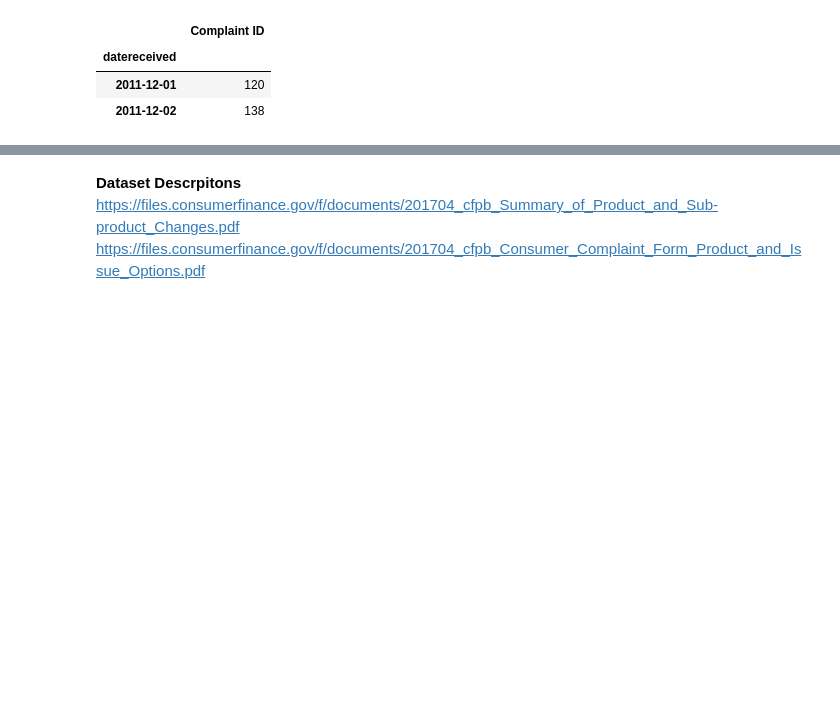
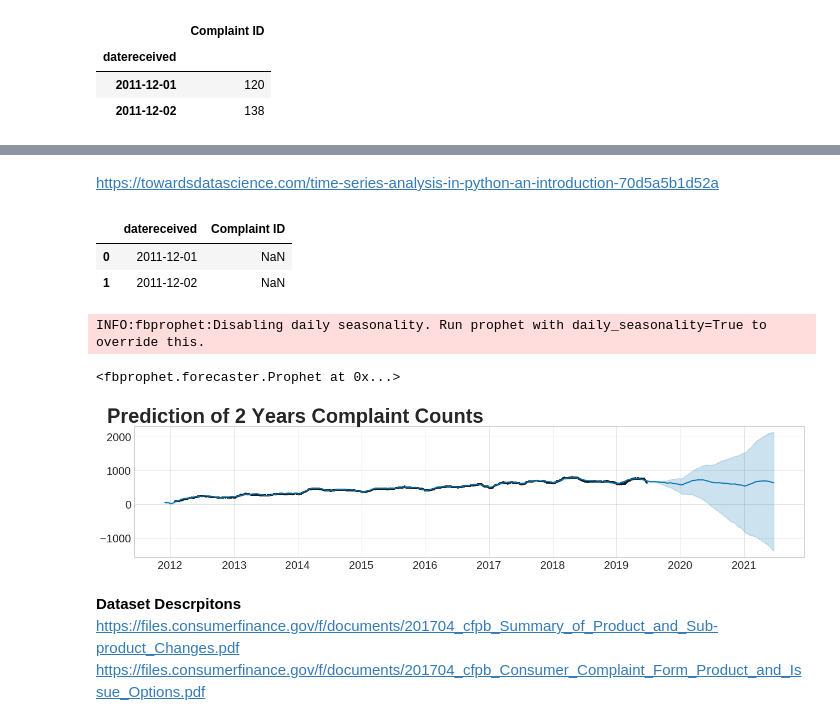
Before and after one commit to LambdaSchool/DS-Unit-1-Sprint-5-Data-Storytelling-Blog-Post, a Jupyter notebook: cfpd_consumer_complaints.ipynb, the cells around one changed output, grey strips where cells are left out. Cells and saved outputs as stored; diff of their text form; code cells hidden in the pictures; blank space fills up the shorter version.

Commit message:
facebook timeseries prediction model "fbprophet" (try it just for fun)

```diff
--- a/cfpd_consumer_complaints.ipynb
+++ b/cfpd_consumer_complaints.ipynb
@@ -154,3 +162,49 @@ plt.title("Daily Complaint Counts",
+# %% [markdown]
+https://towardsdatascience.com/time-series-analysis-in-python-an-introduction-70d5a5b1d52a
+# %%
+df_means = df_dates.rolling(60).mean().reset_index()
+df_means.head(2)
+# %% [output]
+|  | datereceived | Complaint ID |
+| 0 | 2011-12-01 | NaN |
+| 1 | 2011-12-02 | NaN |
+# %%
+df_means.rename(columns={'datereceived': 'ds',
+                         'Complaint ID': 'y'},
+               inplace=True)
+# %%
+# The Facebook Prophet package was released in 2017 for Python
+# and R, and data scientists around the world rejoiced.
+# Prophet is designed for analyzing time series with daily
+# observations that display patterns on different time scales.
+# It also has advanced capabilities for modeling the effects
+# of holidays on a time-series and implementing custom
+# changepoints, but we will stick to the basic functions
+# to get a model up and running. Prophet, like quandl, can
+# be installed with pip from the command line.
+
+import fbprophet
+
+# Make the prophet model and fit on the data
+model = fbprophet.Prophet(changepoint_prior_scale=0.5)
+model.fit(df_means)
+# %% [output]
+INFO:fbprophet:Disabling daily seasonality. Run prophet with daily_seasonality=True to override this.
+<fbprophet.forecaster.Prophet at 0x...>
+# %%
+# make 2 years prediction
+df_future = model.make_future_dataframe(periods=365*2,
+                                        freq='D')
+forecast = model.predict(df_future)
+# %%
+fig, ax = plt.subplots(1,1, figsize=(18,4))
+model.plot(forecast, xlabel='', ylabel='', ax=ax)
+plt.title('Prediction of 2 Years Complaint Counts',
+          x=0.24, y=1.07,
+          fontsize=36, fontweight='bold'
+         );
+# %% [output]
+[figure, added]
 # %% [markdown]
 **Dataset Descrpitons**
 https://files.consumerfinance.gov/f/documents/201704_cfpb_Summary_of_Product_and_Sub-product_Changes.pdf
```
Also changed, not shown: parts of 3 cells of this notebook.
